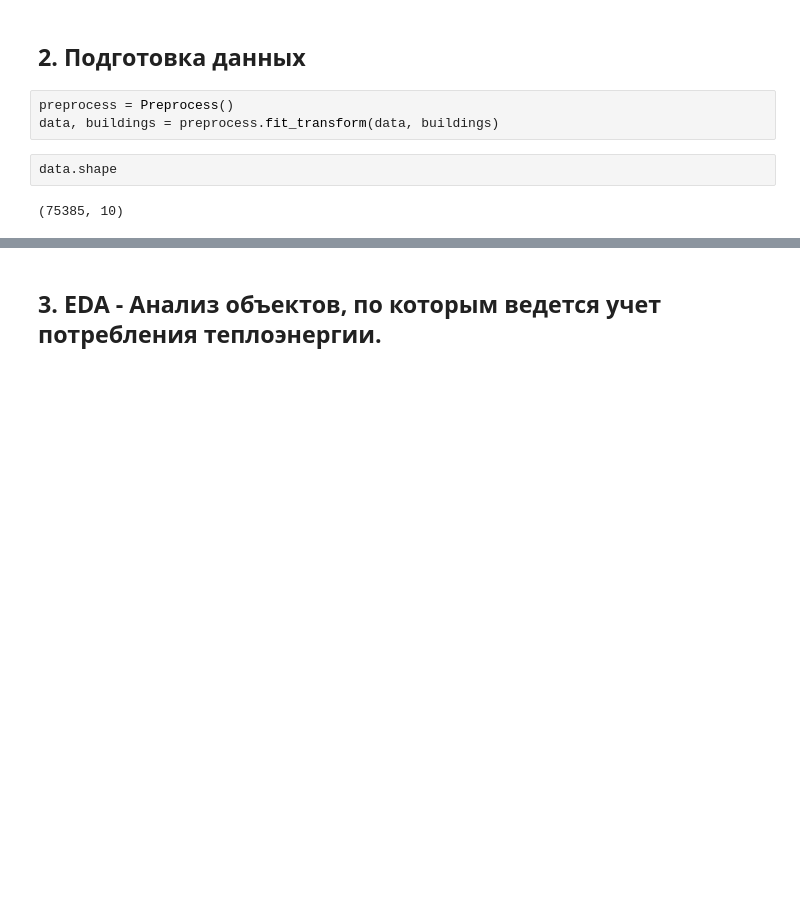
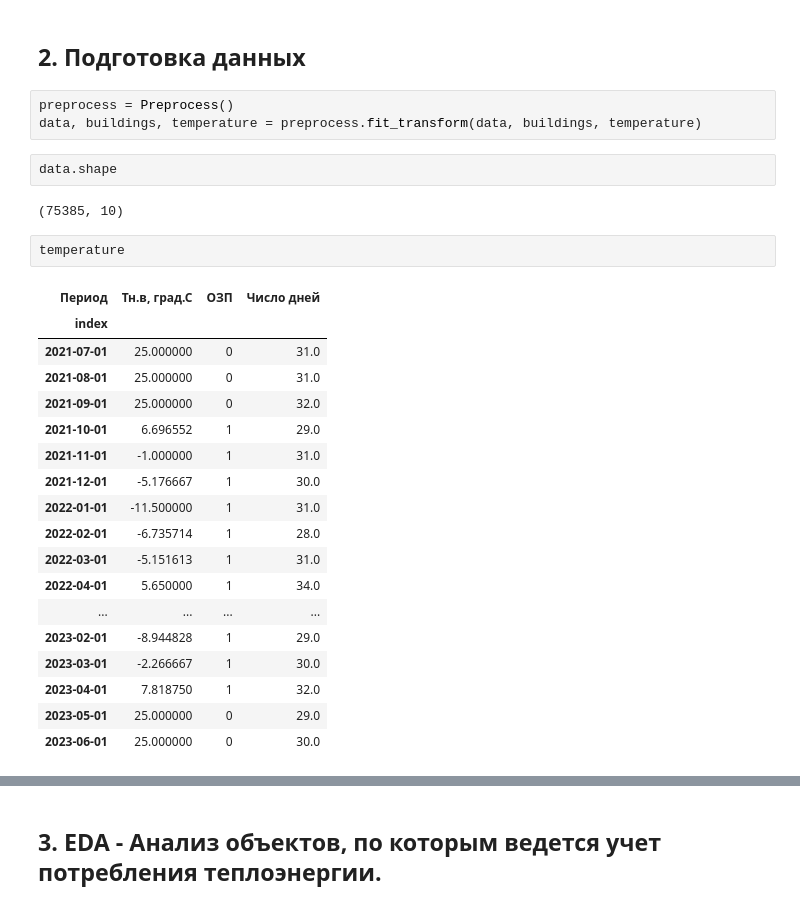
Before and after one commit to YaninaK/anomaly-detection, a Jupyter notebook: notebooks/01_EDA_&_data_preprocessing.ipynb, the cells around one changed output, grey strips where cells are left out. Drawn from its saved outputs; the diff is of its cells as text; blank space fills up the shorter version.

```diff
--- a/notebooks/01_EDA_&_data_preprocessing.ipynb
+++ b/notebooks/01_EDA_&_data_preprocessing.ipynb
@@ -138,8 +139,29 @@ temperature
 ## 2. Подготовка данных
 # %%
 preprocess = Preprocess()
-data, buildings = preprocess.fit_transform(data, buildings)
+data, buildings, temperature = preprocess.fit_transform(data, buildings, temperature)
 # %%
 data.shape
 # %% [output]
 (75385, 10)
+# %%
+temperature
+# %% [output]
+| Период | Тн.в, град.С | ОЗП | Число дней |
+| index |  |  |  |
+| 2021-07-01 | 25.000000 | 0 | 31.0 |
+| 2021-08-01 | 25.000000 | 0 | 31.0 |
+| 2021-09-01 | 25.000000 | 0 | 32.0 |
+| 2021-10-01 | 6.696552 | 1 | 29.0 |
+| 2021-11-01 | -1.000000 | 1 | 31.0 |
+| 2021-12-01 | -5.176667 | 1 | 30.0 |
+| 2022-01-01 | -11.500000 | 1 | 31.0 |
+| 2022-02-01 | -6.735714 | 1 | 28.0 |
+| 2022-03-01 | -5.151613 | 1 | 31.0 |
+| 2022-04-01 | 5.650000 | 1 | 34.0 |
+| ... | ... | ... | ... |
+| 2023-02-01 | -8.944828 | 1 | 29.0 |
+| 2023-03-01 | -2.266667 | 1 | 30.0 |
+| 2023-04-01 | 7.818750 | 1 | 32.0 |
+| 2023-05-01 | 25.000000 | 0 | 29.0 |
+| 2023-06-01 | 25.000000 | 0 | 30.0 |
```
Also changed, not shown: parts of 13 cells of this notebook.
